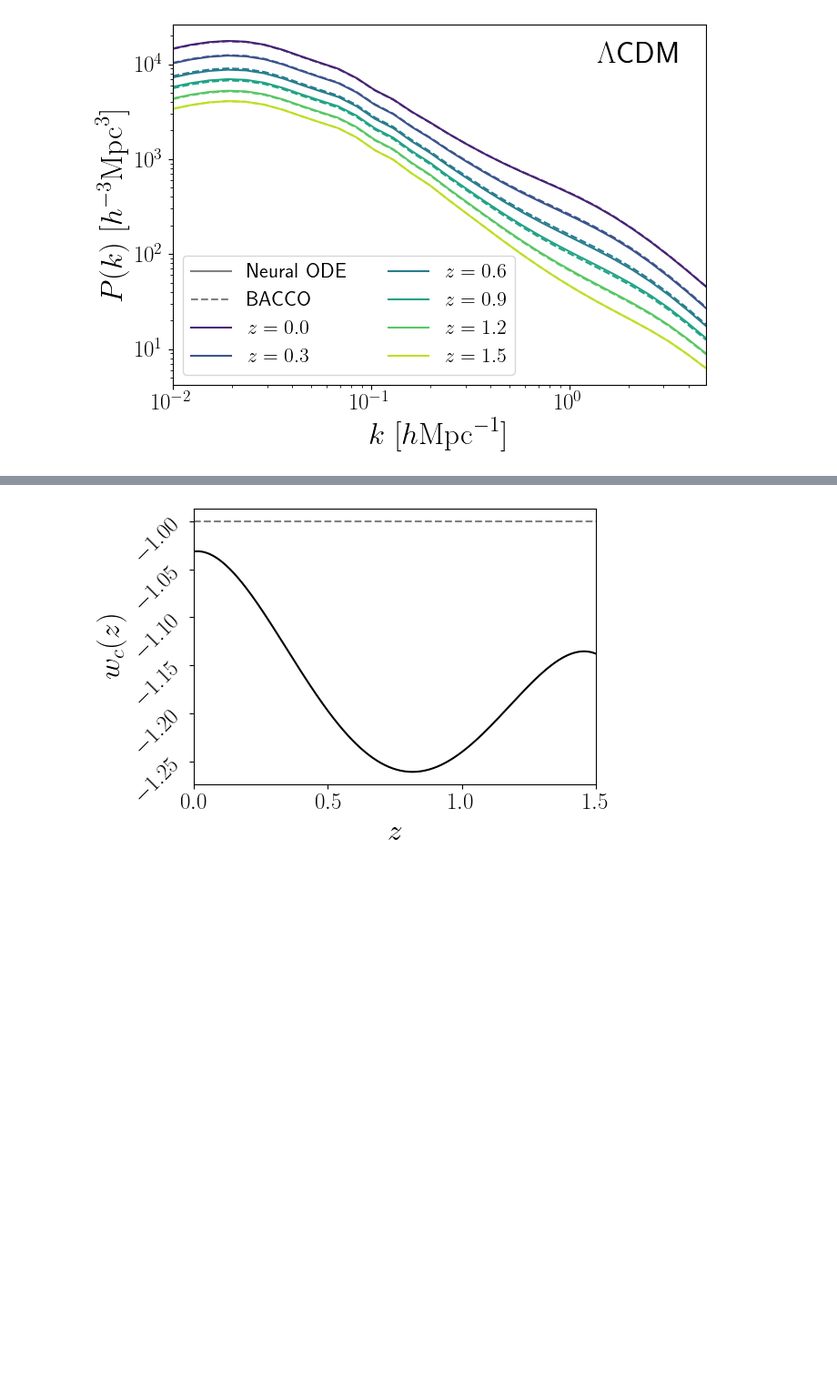
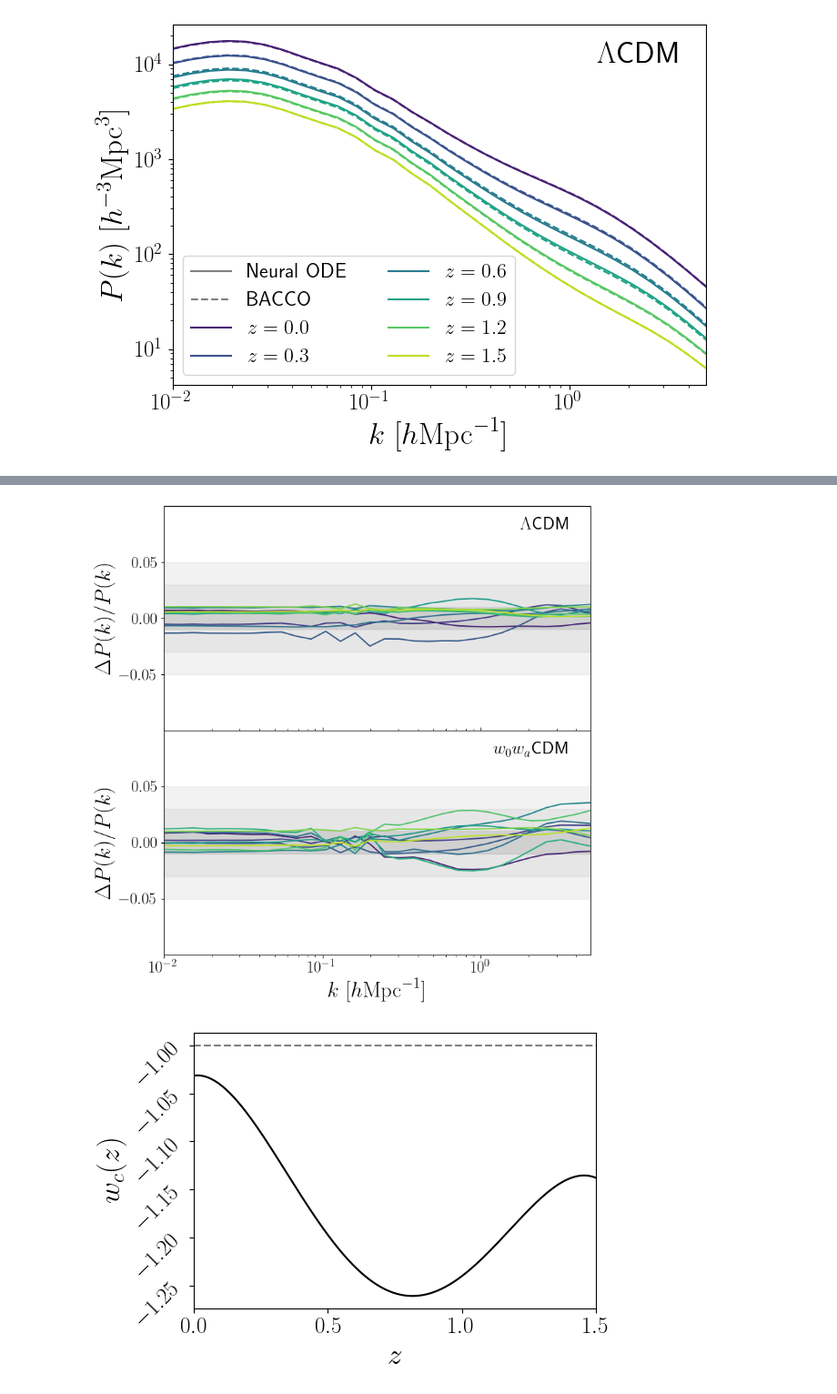
Before and after one commit to pltaylor16/odd_emu, a Jupyter notebook: bacco/results_bacco.ipynb, the cells around one changed output, grey strips where cells are left out. Shown at 91% size. Cells and saved outputs as stored; diff of their text form; code cells hidden in the pictures; blank space fills up the shorter version.

```diff
--- a/bacco/results_bacco.ipynb
+++ b/bacco/results_bacco.ipynb
@@ -594,3 +601,67 @@ Cosmology: {'omega_cold': 0.39021500336597087, 'omega_baryon': 0.046142767215774
+# %%
+import matplotlib.pyplot as plt
+from matplotlib.gridspec import GridSpec
+
+fig, (ax1, ax2) = plt.subplots(
+    2, 1,
+    figsize=(8, 8),
+    sharex=True,
+    gridspec_kw={'hspace': 0}  # No vertical space between plots
+)
+
+# --- Plot 1: ΛCDM residuals on ax1 ---
+for j in range(10):
+    ax1.plot(k, residual_lcdm[j], color=colors[j])  # Assuming you've stored them in a list
+ax1.axhspan(-0.01, 0.01, color='gray', alpha=0.2)
+ax1.axhspan(-0.03, 0.03, color='gray', alpha=0.1)
+ax1.axhspan(-0.05, 0.05, color='gray', alpha=0.1)
+ax1.set_yscale("linear")
+ax1.set_ylabel(r"$\Delta P(k)/P(k)$")
+ax1.set_ylim(-0.1, 0.1)
+ax1.text(0.95, 0.95, r"$\Lambda$CDM", ha='right', va='top', transform=ax1.transAxes, fontsize=20)
+
+
+# --- Plot 2: w₀–wₐCDM residuals on ax2 ---
+for j in range(10):
+    ax2.plot(k, residual_wz[j], color=colors[j])  # Again assuming stored per run
+ax2.axhspan(-0.01, 0.01, color='gray', alpha=0.2)
+ax2.axhspan(-0.03, 0.03, color='gray', alpha=0.1)
+ax2.axhspan(-0.05, 0.05, color='gray', alpha=0.1)
+ax2.set_xscale("log")
+ax2.set_xlabel(r"$k\ [h\mathrm{Mpc}^{-1}]$")
+ax2.set_ylabel(r"$\Delta P(k)/P(k)$")
+ax2.set_ylim(-0.1, 0.1)
+ax2.text(0.95, 0.95, r"$w_0$$w_a$CDM", ha='right', va='top', transform=ax2.transAxes, fontsize=20)
+
+# Get tick positions
+yticks1 = ax1.get_yticks()
+yticks2 = ax2.get_yticks()
+
+# Remove bottom tick from top axes to avoid overlap
+yticks1 = yticks1[1:-1]
+yticks2 = yticks2[1:4]
+
+# Set manually
+ax1.set_yticks(yticks1)
+ax2.set_yticks(yticks2)
+
+# Optional: Set labels manually for consistency
+ax1.set_yticklabels([rf"${y:.2f}$" for y in yticks1])
+ax2.set_yticklabels([rf"${y:.2f}$" for y in yticks2])
+
+# Enable top x-ticks on bottom plot
+ax2.tick_params(axis='x', which='both', top=True, labeltop=False)
+
+# Optional: hide bottom x-tick labels on top plot if visible
+ax1.tick_params(axis='x', which='both', bottom=False, labelbottom=False)
+
+# --- Final layout ---
+plt.xlim(k.min(), k.max())
+plt.tight_layout()
+plt.subplots_adjust(hspace=0.05)  # Extra control over spacing if needed
+plt.savefig("plots/error_comparison.pdf")
+# %% [output]
+[figure, added]
 # %%
 import matplotlib.pyplot as plt
 import jax.numpy as jnp
```
Also changed, not shown: parts of 2 cells of this notebook.
